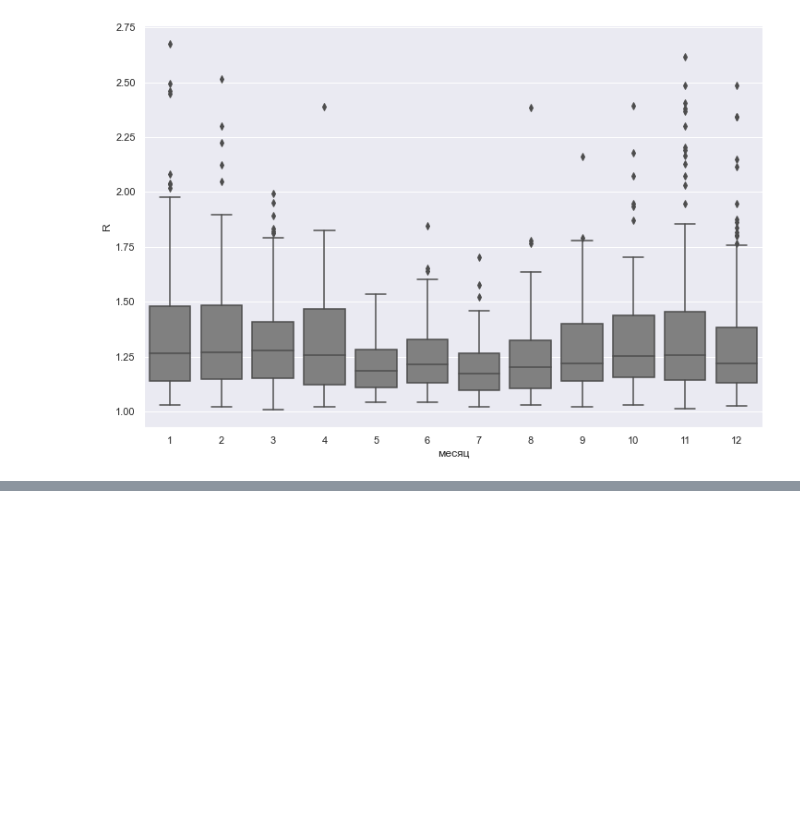
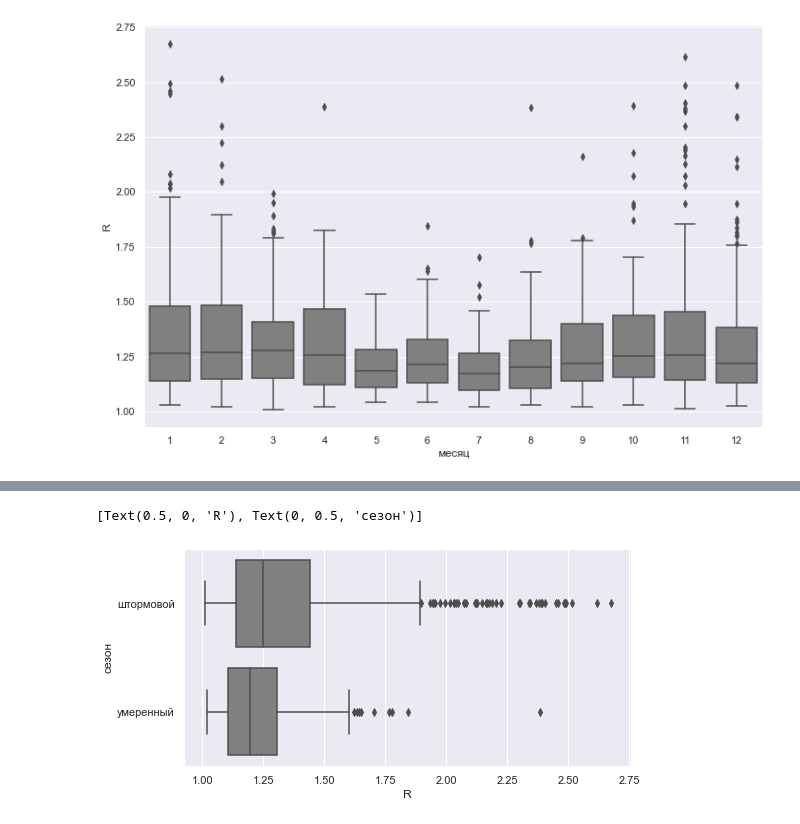
Before and after one commit to dkorzinin/Geoscience, a Jupyter notebook: python_scripts/index_storm.ipynb, the cells around one changed output, grey strips where cells are left out. Saved outputs shown, nothing was run; the diff lists cells and outputs as text; code cells hidden in the pictures; blank space fills up the shorter version.

```diff
--- a/python_scripts/index_storm.ipynb
+++ b/python_scripts/index_storm.ipynb
@@ -60,3 +63,15 @@ sns.boxplot(data=df,
 [figure]
 # %%
 fig.savefig('index_storm.jpg', dpi=300)
+# %%
+# добавляем индикатор типа сезона в зависимости от месяца
+# create a list of our conditions
+conditions = [
+    (df['month'] >= 1) & (df['month'] <= 4),
+    (df['month'] > 4) & (df['month'] < 9),
+    (df['month'] >= 9) & (df['month'] <= 12)
+    ]
+# create a list of the values we want to assign for each condition
+values = ['штормовой', 'умеренный', 'штормовой']
+# create a new column and use np.select to assign values to it using our lists as arguments
+df['season_char'] = np.select(conditions, values)
@@ -62,0 +87,12 @@ fig.savefig('index_storm.jpg', dpi=300)
+# %%
+fig = plt.figure(figsize=(8, 4))#изменение размера рисунка
+sns.boxplot(data=df,
+            x="relmed",
+            y="season_char",
+            color='grey'
+            ).set(xlabel='R',
+            ylabel='сезон'
+            )
+# %% [output]
+[Text(0.5, 0, 'R'), Text(0, 0.5, 'сезон')]
+[figure, added]
```
Also changed, not shown: parts of 5 cells of this notebook.
